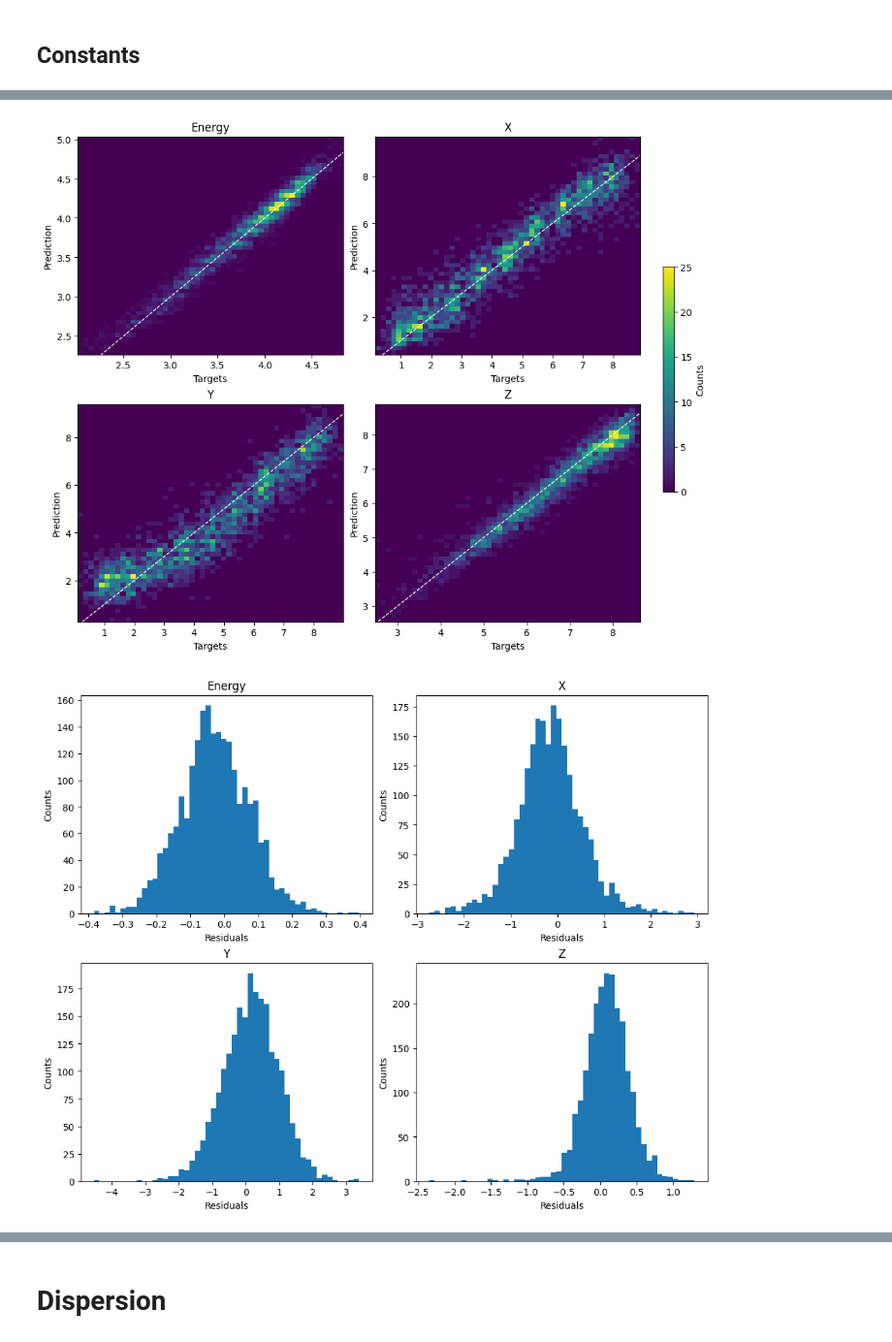
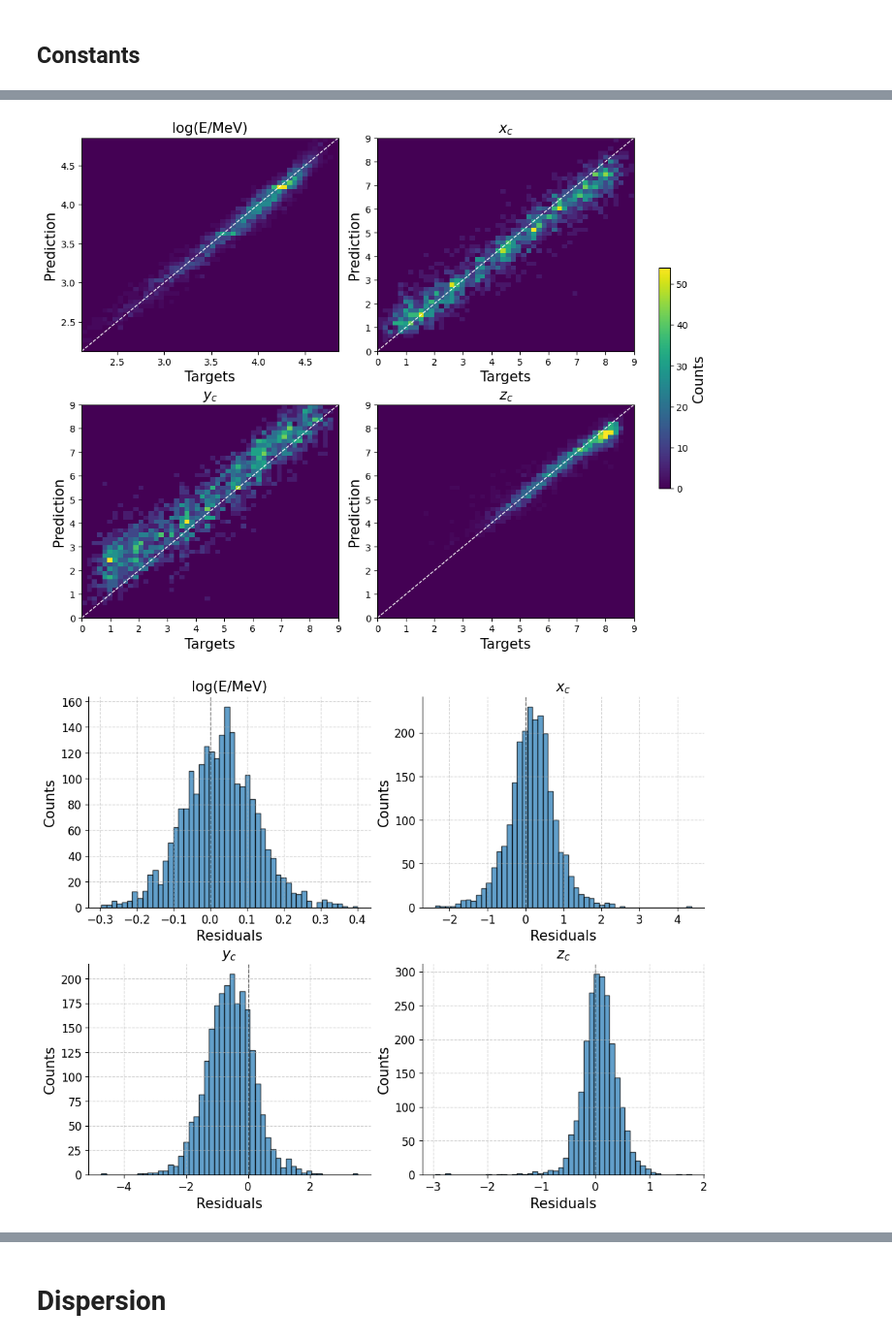
Before and after one commit to enlupi/SNN-Cal, a Jupyter notebook: SNN/SNN.ipynb, the cells around one changed output, grey strips where cells are left out. Shown at 97% size. Drawn from its saved outputs; the diff is of its cells as text; code cells hidden in the pictures.

```diff
--- a/SNN/SNN.ipynb
+++ b/SNN/SNN.ipynb
@@ -544,7 +122,4 @@ dataset = ds.build_dataset("../Data/PrimaryOnly/", max_files=100, primary_only=T
 # %%
 dataset = ds.build_dataset("../Data/PrimaryOnly/Uniform", max_files=100, primary_only=True,
                            target=["energy","centroid","dispersion"])
-# %%
-dataset = ds.build_dataset("../Data/PrimaryOnly/Centered", max_files=100, primary_only=True,
-                           target=["energy","centroid","dispersion"])
 # %% [markdown]
@@ -600,12 +194,15 @@ for i in range(len(dims)):
 # %%
 dataset.transform = lambda x: (x[0], ds.to_tensor_and_dtype([np.log10(x[1][0]), *x[1][1]], torch.float32))
 train_dataset, test_dataset, val_dataset = ds.build_loaders(dataset, (0.7, 0.15), shuffle=True, num_workers=0)
+
+net_desc_spikefreq["layers"][-1] = 4*population
 # %%
-net_Epos_spk = Spiking_Net(net_desc_spikefreq, lambda x: spikegen_multi(x,4))
-Pred_Epos_spk = Predictor(predict_spikefreq, distance, population_sizes=30)
-loss_Epos = multi_MSELoss(weights=torch.tensor([1,1,1,1]))
-opt_Epos_spk = torch.optim.Adam(net_Epos_spk.parameters(), lr=5e-4, betas=(0.9, 0.999))
-train_Epos_spk = Trainer(net_Epos_spk, loss_Epos, opt_Epos_spk, Pred_Epos_spk,
+net_Epos_spk = snnfn.Spiking_Net(net_desc_spikefreq, lambda x: spikegen_multi(x,4))
+Pred_Epos_spk = snnfn.Predictor(predict_spikefreq, distance, population_sizes=20)
+loss_Epos = snnfn.multi_MSELoss(weights=torch.tensor([1,1,1,1]))
+opt_Epos_spk = torch.optim.Adam(net_Epos_spk.parameters(), lr=1e-3, betas=(0.9, 0.999), weight_decay=1e-3)
+sche_Epos_spk = torch.optim.lr_scheduler.ExponentialLR(opt_Epos_spk, gamma=0.7)
+train_Epos_spk = snnfn.Trainer(net_Epos_spk, loss_Epos, opt_Epos_spk, Pred_Epos_spk,
                     train_dataset, val_dataset, test_dataset)
 # %%
 num_epochs = 5
@@ -645,5 +242,5 @@ Validation Average Error = [0.0230161  0.23850873 0.28410652 0.03971732]
 train_Epos_spk.predict.accuracy_fn = lambda p, t: distance(p, t, absolute=True, relative=True)
 train_Epos_spk.test("test")
 train_Epos_spk.predict.accuracy_fn = lambda p, t: distance(p, t, absolute=False, relative=False)
-train_Epos_spk.show_results(nbins=50, title=["Energy", "X", "Y", "Z"])
+train_Epos_spk.show_results(nbins=50, title=["log(E/MeV)", r"$x_c$", r"$y_c$", r"$z_c$"])
 # %% [output]
@@ -653,2 +250,2 @@ Test relative error: [ 2.2722971 20.889109  28.908575   3.9143252]%
-[figure, old version]
+[figure, new version]
-[figure, old version]
+[figure, new version]
```
Also changed, not shown: parts of 117 cells of this notebook, 16 other files.
